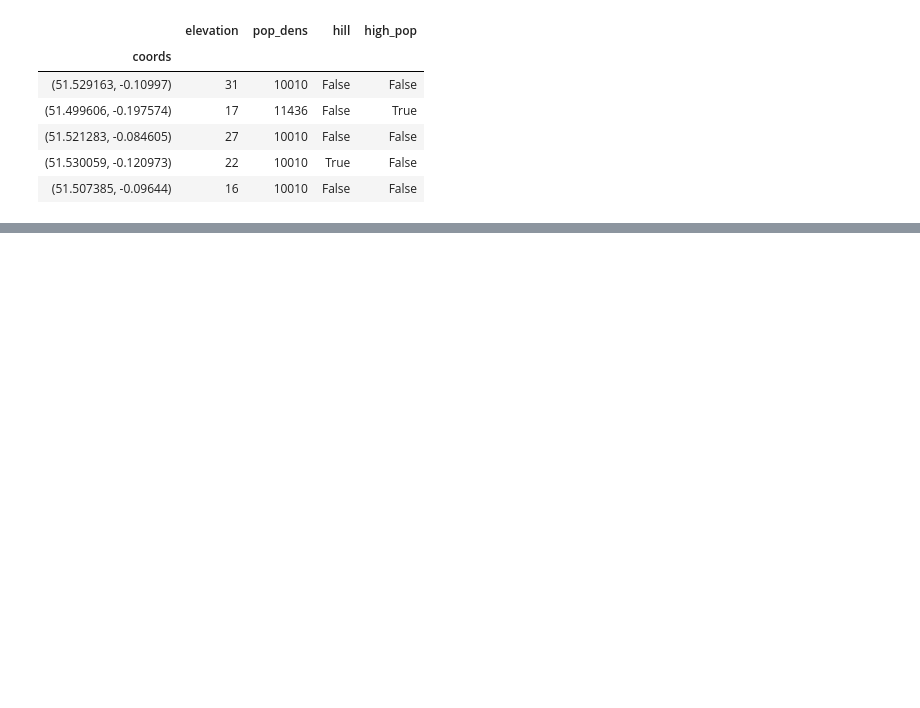
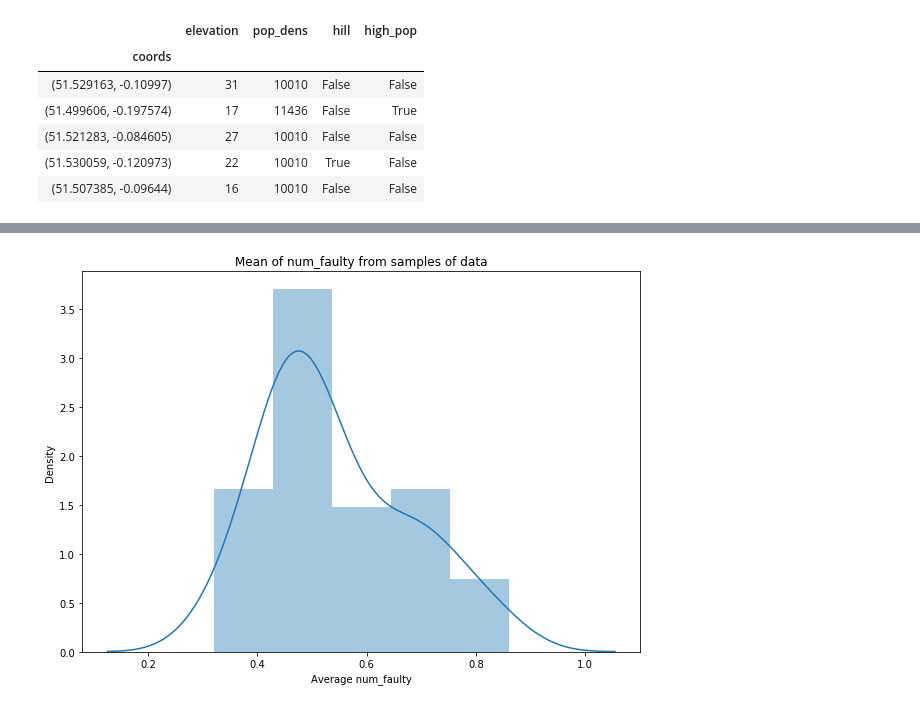
Before and after one commit to MHannan94/mod3_project, a Jupyter notebook: mo.ipynb, the cells around one changed output, grey strips where cells are left out. Cells and saved outputs as stored; diff of their text form; code cells hidden in the pictures; blank space fills up the shorter version.

```diff
--- a/mo.ipynb
+++ b/mo.ipynb
@@ -546,0 +572,23 @@ geo_df.head()
+# %%
+def get_means_of_sample(dataframe, feature, sample_size = 50, num_sims = 50, seed = 3):
+    np.random.seed(seed)
+    preds = []
+    for i in range(num_sims):
+        sample = dataframe.sample(n= sample_size, replace = True)
+        mean = np.sum(sample[feature])/sample_size
+        preds.append(mean)
+
+    return preds
+
+def plot_means_of_sample(dataframe, feature, sample_size = 50, num_sims = 50, seed = 3):
+    preds = get_means_of_sample(dataframe, feature, sample_size, num_sims, seed)
+    fig = plt.figure(figsize = (10,7))
+    sns.distplot(preds, norm_hist = True)
+    plt.title(f'Mean of {feature} from samples of data')
+    plt.xlabel(f'Average {feature}')
+    plt.ylabel('Density')
+    plt.show()
+# %%
+plot_means_of_sample(high_pop_points, 'num_faulty')
+# %% [output]
+[figure, added]
```
Also changed, not shown: parts of 10 cells of this notebook, 1 other file.
